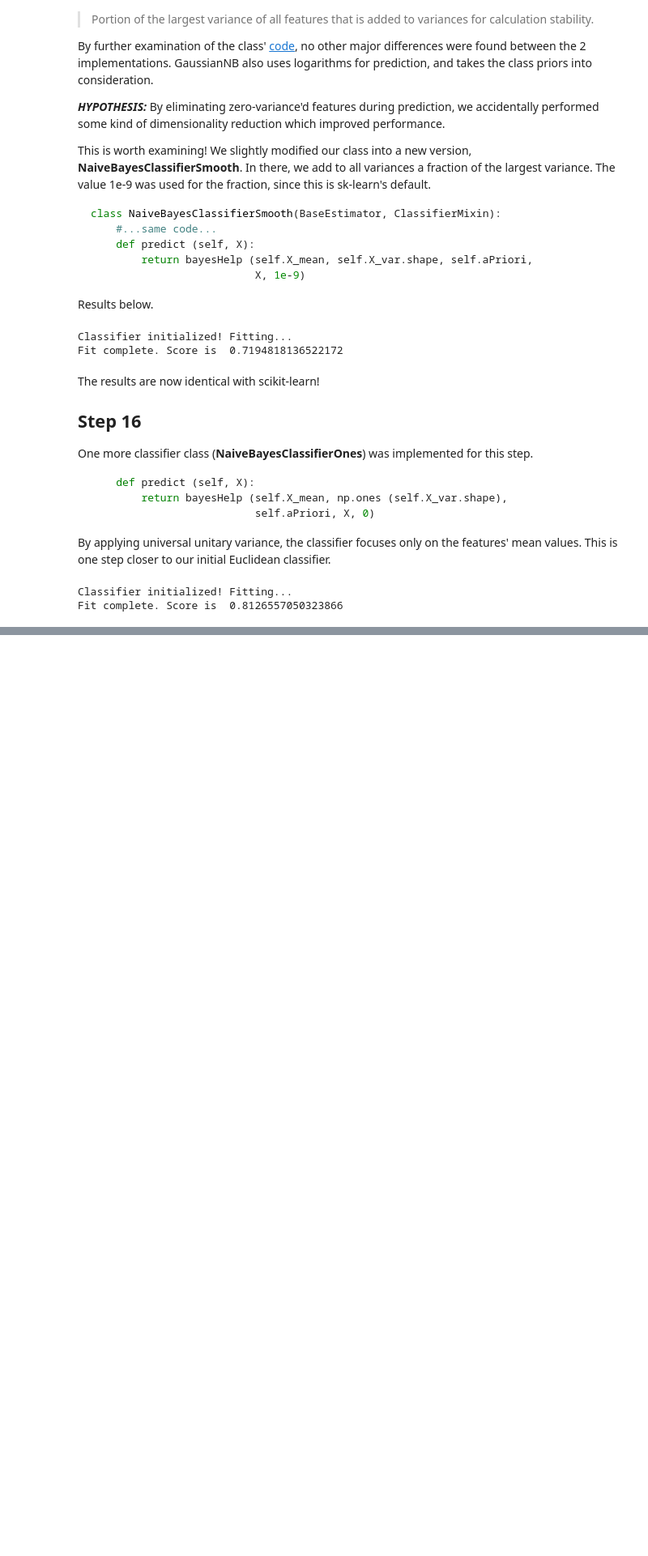
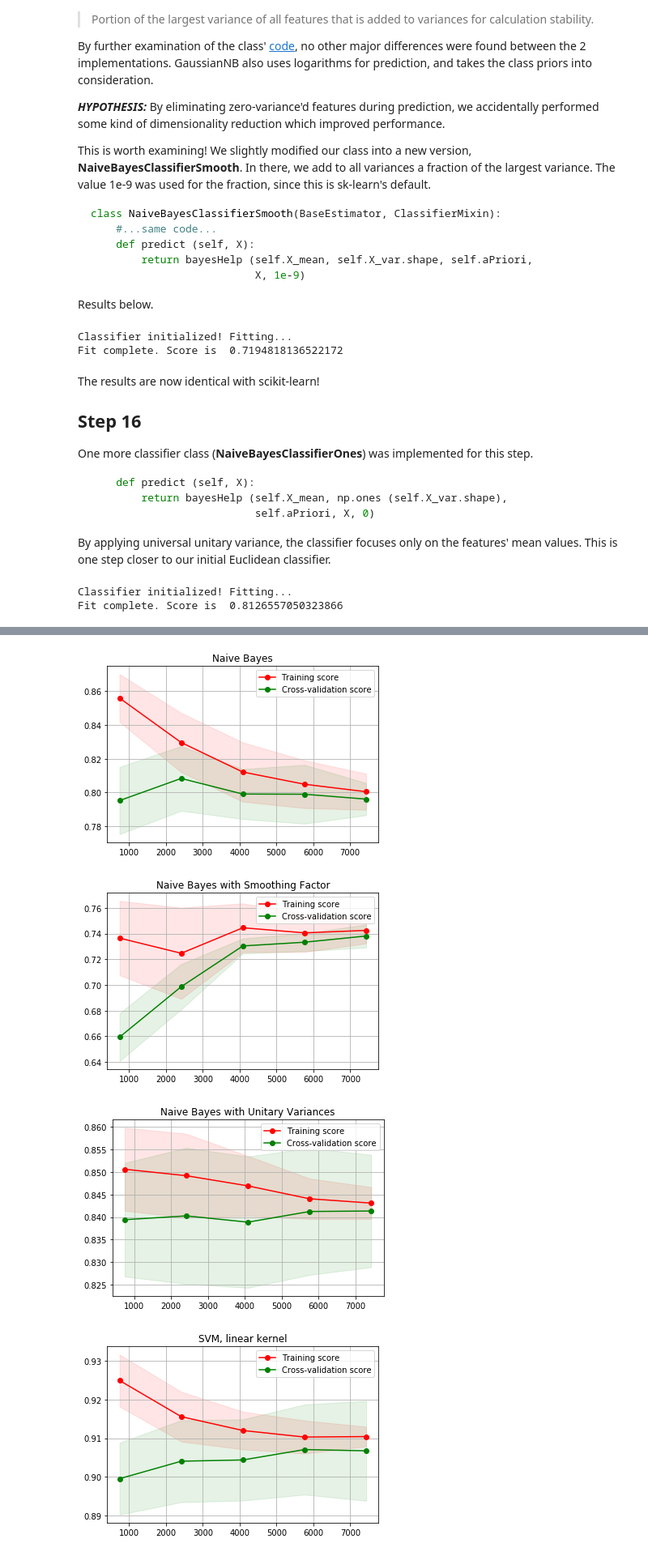
Before and after one commit to kotskon/patrec19, a Jupyter notebook: labOne/PatRec19_Lab1.ipynb, the cells around one changed output, grey strips where cells are left out. Shown at 81% size. Saved outputs shown, nothing was run; the diff lists cells and outputs as text; code cells hidden in the pictures; blank space fills up the shorter version.

```diff
--- a/labOne/PatRec19_Lab1.ipynb
+++ b/labOne/PatRec19_Lab1.ipynb
@@ -559,0 +604,50 @@ But **why** does a false statement about the data have such positive impact on t
+# %%
+oneMoreBayes = NaiveBayesClassifier ()
+datautilus.plotLearningCurve (oneMoreBayes, X_total, y_total, 5)
+plt.title ('Naive Bayes')
+plt.show ()
+
+oneMoreBayesSmooth = NaiveBayesClassifierSmooth ()
+datautilus.plotLearningCurve (oneMoreBayesSmooth, X_total, y_total, 5)
+plt.title ('Naive Bayes with Smoothing Factor')
+plt.show ()
+
+oneMoreBayes1 = NaiveBayesClassifierOnes ()
+datautilus.plotLearningCurve (oneMoreBayes1, X_total, y_total, 5)
+plt.title ('Naive Bayes with Unitary Variances')
+plt.show ()
+
+SVC_linear = NuSVC (kernel = 'linear', gamma = 'scale')
+datautilus.plotLearningCurve (SVC_linear, X_total, y_total, 5)
+plt.title ('SVM, linear kernel')
+plt.show ()
+
+SVC_poly = NuSVC (kernel = 'poly', gamma = 'scale')
+datautilus.plotLearningCurve (SVC_poly, X_total, y_total, 5)
+plt.title ('SVM, polynomial kernel')
+plt.show ()
+
+SVC_RBF = NuSVC (kernel = 'rbf', gamma = 'scale')
+datautilus.plotLearningCurve (SVC_RBF, X_total, y_total, 5)
+plt.title ('SVM, RBF kernel')
+plt.show ()
+
+_1NN = KNeighborsClassifier (n_neighbors = 1, algorithm = 'ball_tree')
+datautilus.plotLearningCurve (_1NN, X_total, y_total, 5)
+plt.title ('1 Nearest Neighbor')
+plt.show ()
+
+_3NN = KNeighborsClassifier (n_neighbors = 3, algorithm = 'ball_tree')
+datautilus.plotLearningCurve (_3NN, X_total, y_total, 5)
+plt.title ('3 Nearest Neighbors')
+plt.show ()
+
+_5NN = KNeighborsClassifier (n_neighbors = 5, algorithm = 'ball_tree')
+datautilus.plotLearningCurve (_5NN, X_total, y_total, 5)
+plt.title ('5 Nearest Neighbors')
+plt.show ()
+# %% [output]
+[figure, added]
+[figure, added]
+[figure, added]
+[figure, added]
```
Also changed, not shown: parts of 16 cells of this notebook, 2 other files.
